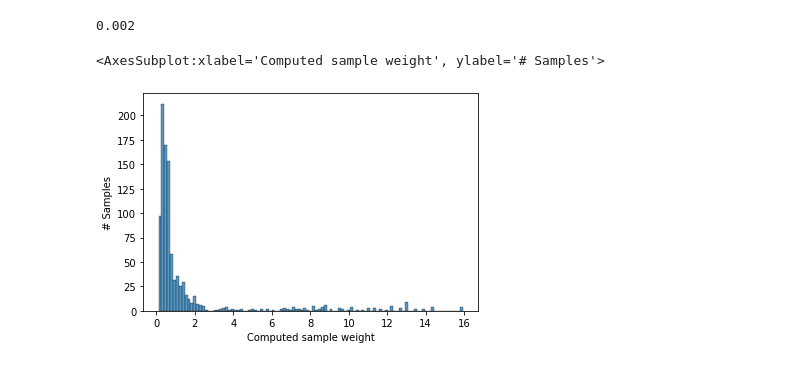
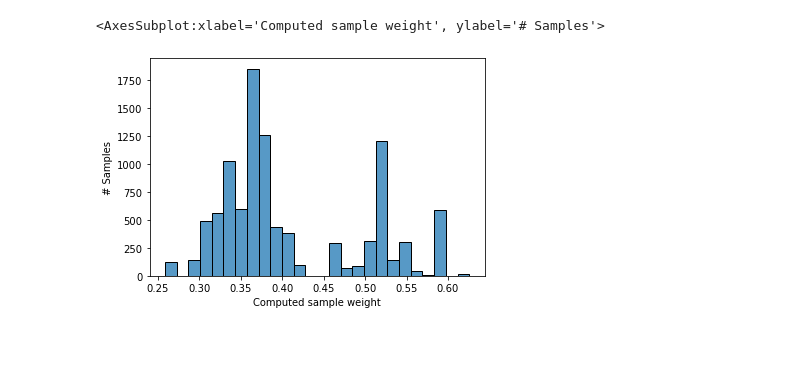
Before and after one commit to andrei-iosif/PredictiveMaintenanceScripts, a Jupyter notebook: notebooks/E16_covariate_shift.ipynb, the cells around one changed output. Drawn from its saved outputs; the diff is of its cells as text; code cells hidden in the pictures.

```diff
--- a/notebooks/E16_covariate_shift.ipynb
+++ b/notebooks/E16_covariate_shift.ipynb
@@ -461,3 +172,9 @@ x_test = x_test[selected_columns]
+# %%
+clf = load_object(os.path.join(output_path, "classifier.pkl"))
+# %%
+selected_columns = data_reader.column_names.w_cols + data_reader.column_names.x_s_cols
+x_train = x_train[selected_columns]
+x_test = x_test[selected_columns]
 # %%
 x_train = x_train.astype(np.float32)
 y_train = y_train.astype(np.float32)
@@ -465,4 +182,4 @@ y_train = y_train.astype(np.float32)
 x_test = x_test.astype(np.float32)
 y_test = y_test.astype(np.float32)
 # %%
-predicted_class = clsf.predict_proba(x_train)[:, 1]
+class_pb = clf.predict_proba(x_train)[:, 1]
@@ -473,4 +185,0 @@ predicted_class[predicted_class == 0] = min_val
-# %%
-min(predicted_class)
-# %% [output]
-0.002
@@ -480,9 +186,14 @@ weights /= np.mean(weights) # we do this to re-normalize the computed log-loss
+# %%
+# weights = (1. / class_pb) - 1.
+# weights /= np.mean(weights)
+
+weights = class_pb
 # %%
 plt.xlabel('Computed sample weight')
 plt.ylabel('# Samples')
-sns.histplot(weights[:1000], kde=False)
+sns.histplot(weights[:10000], kde=False)
 # %% [output]
 <AxesSubplot:xlabel='Computed sample weight', ylabel='# Samples'>
-[figure, old version]
+[figure, new version]
 # %%
 weights = pd.DataFrame(weights)
```
Also changed, not shown: parts of 48 cells of this notebook, 5 other files.
